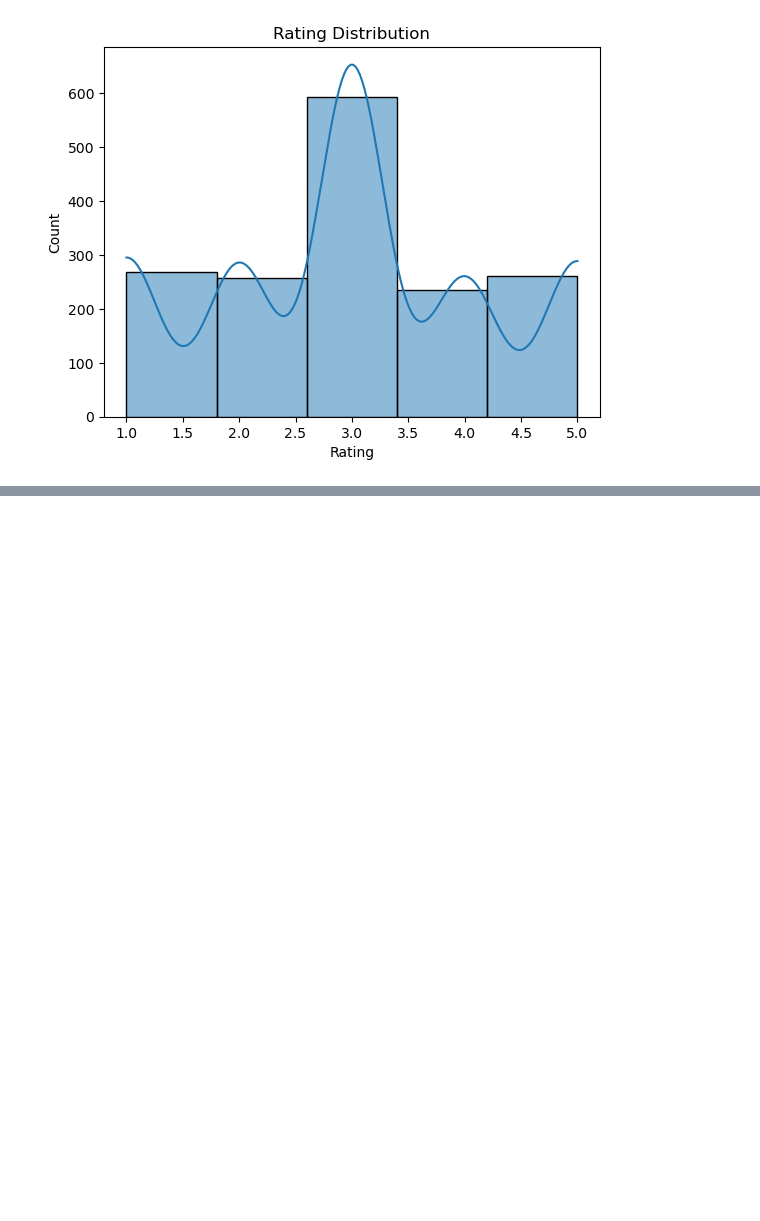
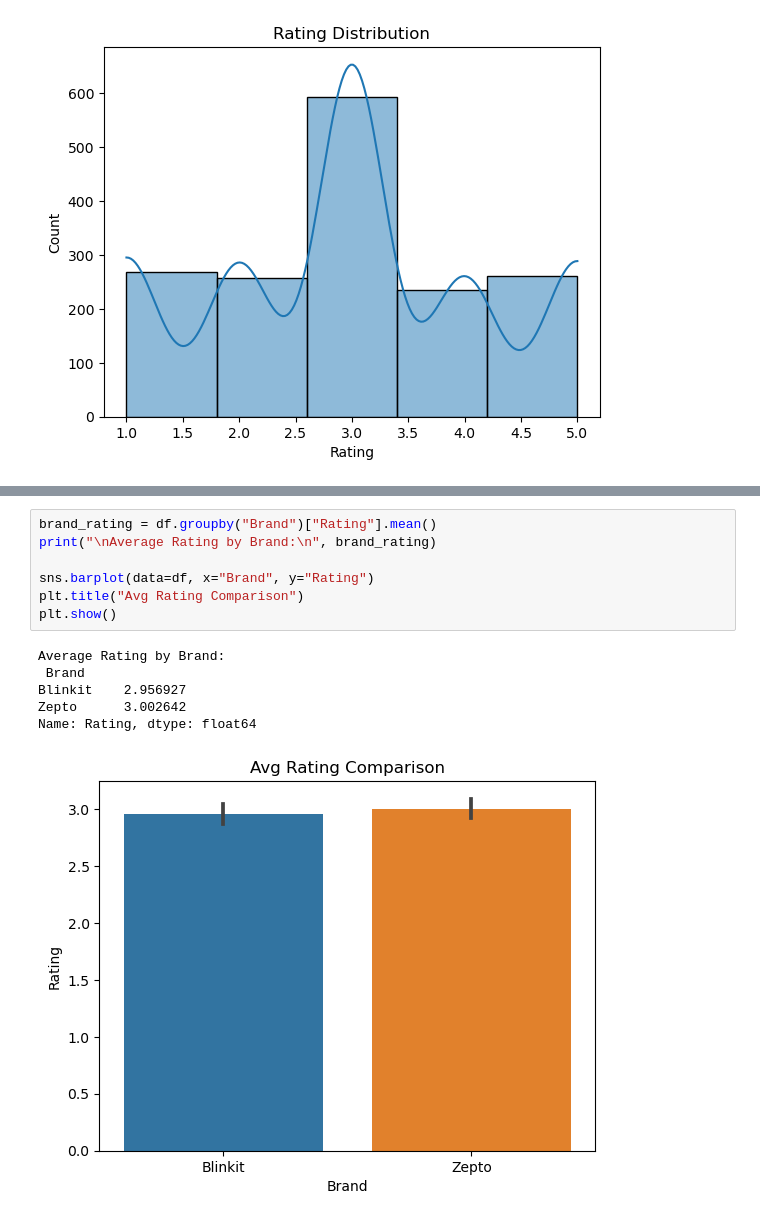
Before and after one commit to palak-verma-0309/Zepto_blinkit-data-analysis, a Jupyter notebook: analysis.ipynb, the cells around one changed output, grey strips where cells are left out. Saved outputs shown, nothing was run; the diff lists cells and outputs as text; blank space fills up the shorter version.

```diff
--- a/analysis.ipynb
+++ b/analysis.ipynb
@@ -193,0 +210,14 @@ plt.show()
+# %%
+brand_rating = df.groupby("Brand")["Rating"].mean()
+print("\nAverage Rating by Brand:\n", brand_rating)
+
+sns.barplot(data=df, x="Brand", y="Rating")
+plt.title("Avg Rating Comparison")
+plt.show()
+# %% [output]
+Average Rating by Brand:
+ Brand
+Blinkit    2.956927
+Zepto      3.002642
+Name: Rating, dtype: float64
+[figure, added]
```
Also changed, not shown: parts of 6 cells of this notebook.
